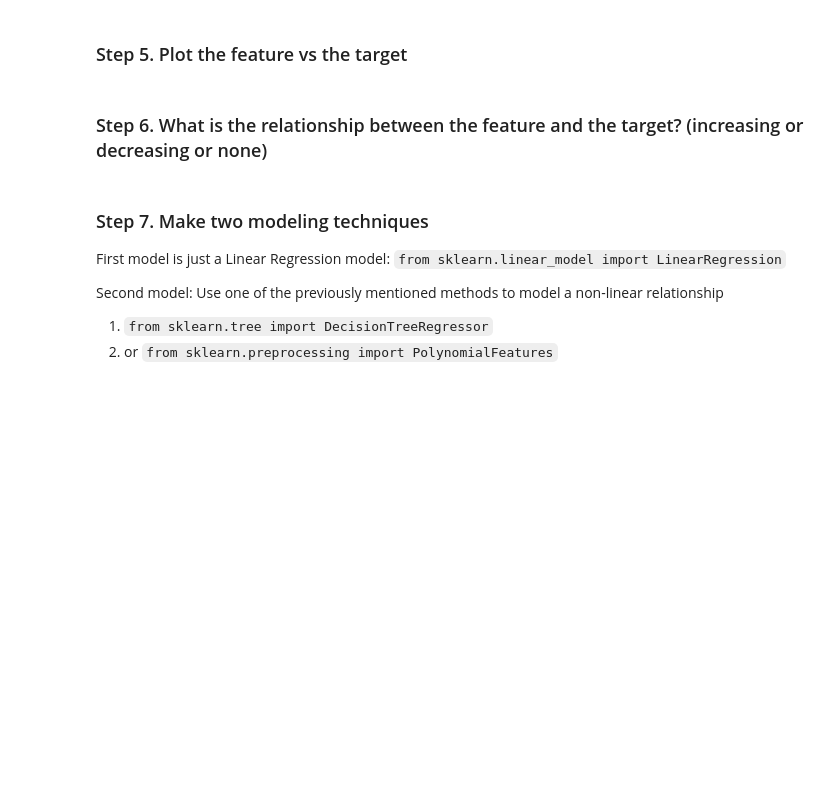
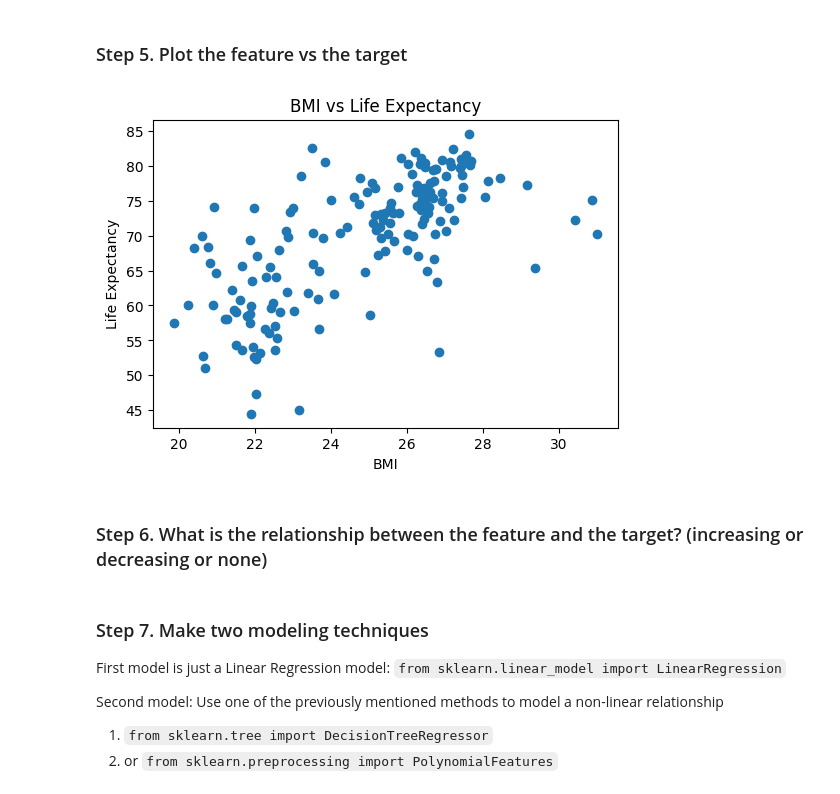
Before and after one commit to ibtihalalf/Exercises1, a Jupyter notebook: Week3/M1/ex4_non_linear.ipynb, the cells around one changed output. Drawn from its saved outputs; the diff is of its cells as text; code cells hidden in the pictures; blank space fills up the shorter version.

```diff
--- a/Week3/M1/ex4_non_linear.ipynb
+++ b/Week3/M1/ex4_non_linear.ipynb
@@ -51,5 +61,19 @@ y shape :  (163,)
 # %% [markdown]
 ### Step 5. Plot the feature vs the target
+# %%
+import matplotlib.pyplot as plt
+
+plt.figure(figsize=(6, 4))
+
+plt.scatter(X, y)
+
+plt.xlabel("BMI")
+plt.ylabel("Life Expectancy")
+plt.title("BMI vs Life Expectancy")
+
+plt.show()
+# %% [output]
+[figure, added]
 # %% [markdown]
 ### Step 6. What is the relationship between the feature and the target? (increasing or decreasing or none)
 # %% [markdown]
```
Also changed, not shown: parts of 1 cell of this notebook.
